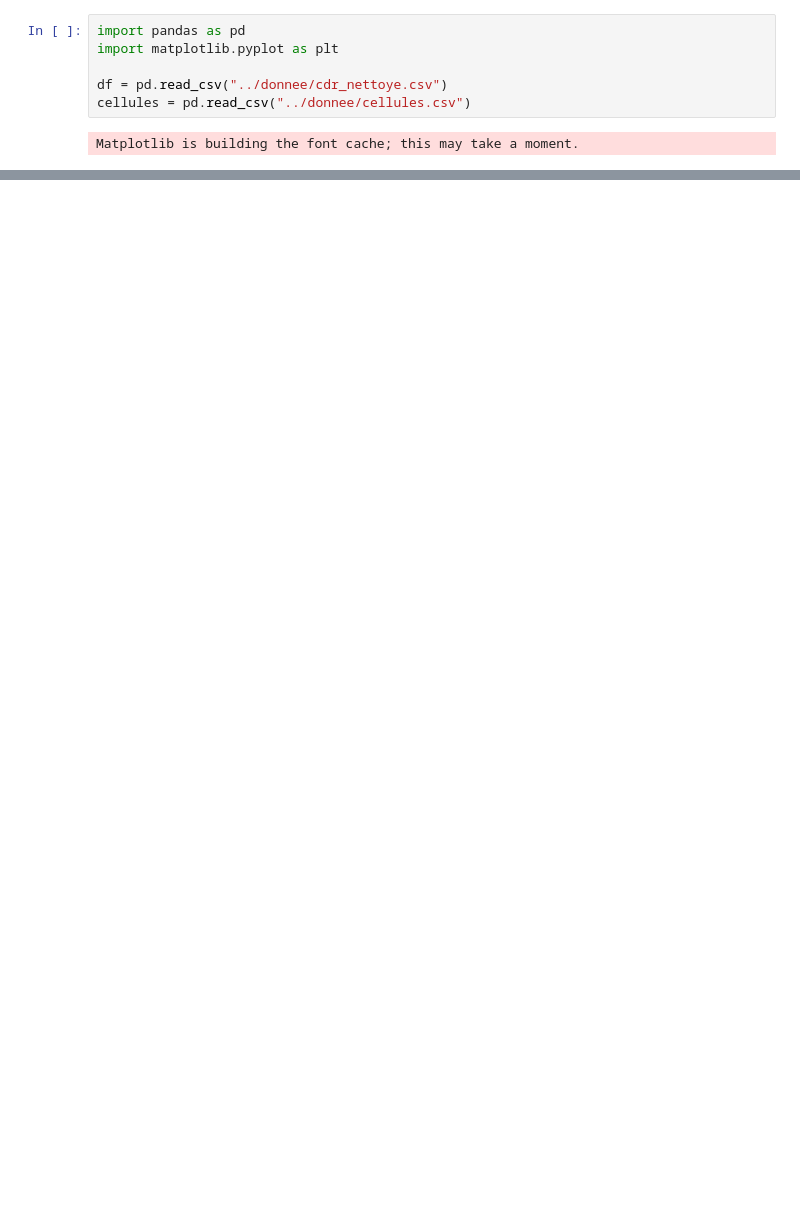
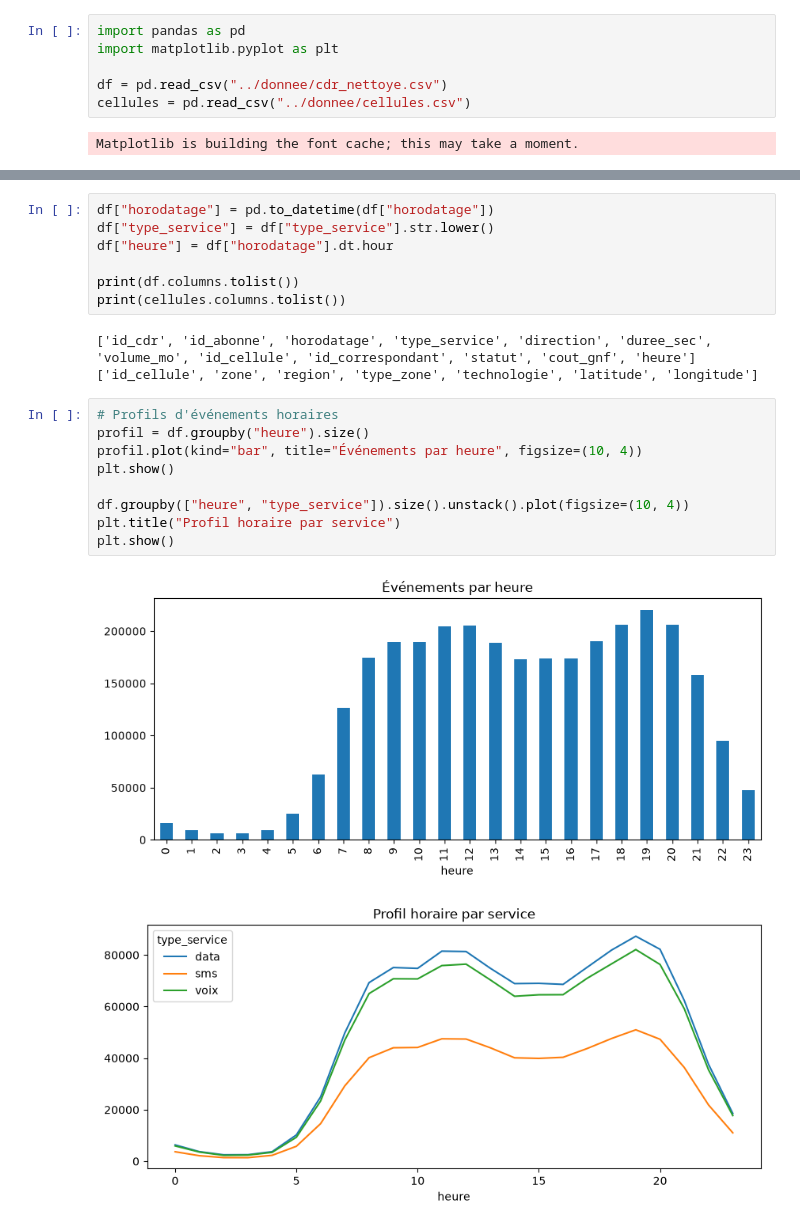
Before and after one commit to BThiernoh/Projet_Stage, a Jupyter notebook: modelisation/analyse_donnees_nettoyees.ipynb, the cells around one changed output, grey strips where cells are left out. Drawn from its saved outputs; the diff is of its cells as text; blank space fills up the shorter version.

```diff
--- a/modelisation/analyse_donnees_nettoyees.ipynb
+++ b/modelisation/analyse_donnees_nettoyees.ipynb
@@ -16,0 +9,22 @@ Note: you may need to restart the kernel to use updated packages.
+# %%
+df["horodatage"] = pd.to_datetime(df["horodatage"])
+df["type_service"] = df["type_service"].str.lower()
+df["heure"] = df["horodatage"].dt.hour
+
+print(df.columns.tolist())
+print(cellules.columns.tolist())
+# %% [output]
+['id_cdr', 'id_abonne', 'horodatage', 'type_service', 'direction', 'duree_sec', 'volume_mo', 'id_cellule', 'id_correspondant', 'statut', 'cout_gnf', 'heure']
+['id_cellule', 'zone', 'region', 'type_zone', 'technologie', 'latitude', 'longitude']
+# %%
+# Profils d'événements horaires
+profil = df.groupby("heure").size()
+profil.plot(kind="bar", title="Événements par heure", figsize=(10, 4))
+plt.show()
+
+df.groupby(["heure", "type_service"]).size().unstack().plot(figsize=(10, 4))
+plt.title("Profil horaire par service")
+plt.show()
+# %% [output]
+[figure, added]
+[figure, added]
```
Also changed, not shown: parts of 6 cells of this notebook, 10 other files.
